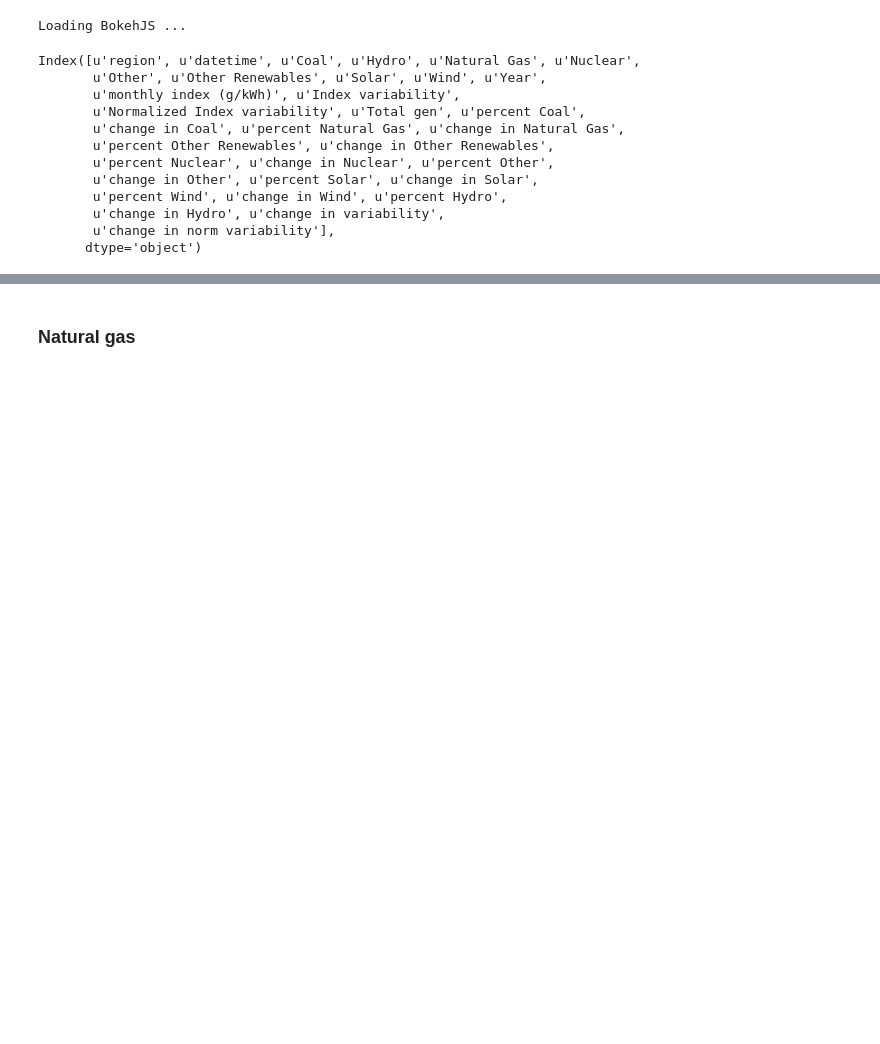
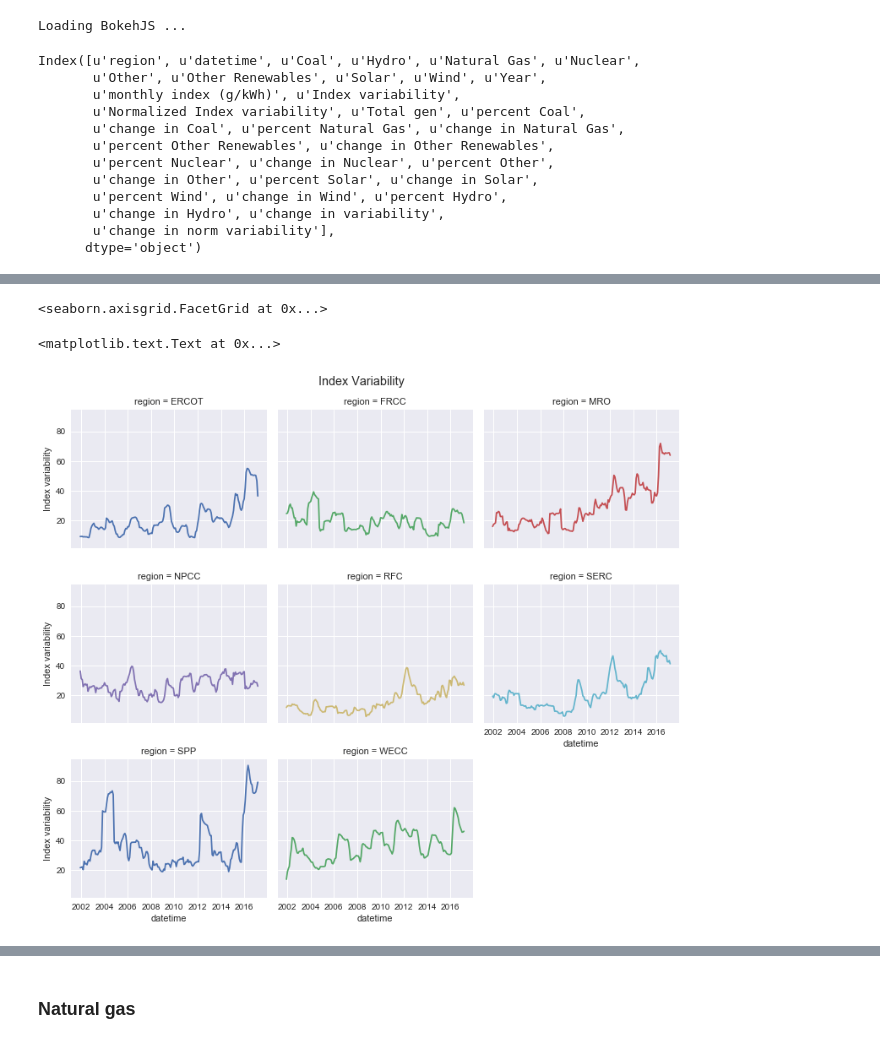
Before and after one commit to gschivley/carbon-index, a Jupyter notebook: NERC by state index and gen.ipynb, the cells around one changed output, grey strips where cells are left out. Cells and saved outputs as stored; diff of their text form; code cells hidden in the pictures; blank space fills up the shorter version.

```diff
--- a/NERC by state index and gen.ipynb
+++ b/NERC by state index and gen.ipynb
@@ -285,0 +275,9 @@ Index([u'region', u'datetime', u'Coal', u'Hydro', u'Natural Gas', u'Nuclear',
+# %%
+g = sns.FacetGrid(gen_index, col='region', col_wrap=3, hue='region',
+                   aspect = 1.2, palette='deep')
+g.map(plt.plot, 'datetime', 'Index variability')
+plt.suptitle('Index Variability', y=1.02)
+# %% [output]
+<seaborn.axisgrid.FacetGrid at 0x...>
+<matplotlib.text.Text at 0x...>
+[figure, added]
```
Also changed, not shown: parts of 32 cells of this notebook.
